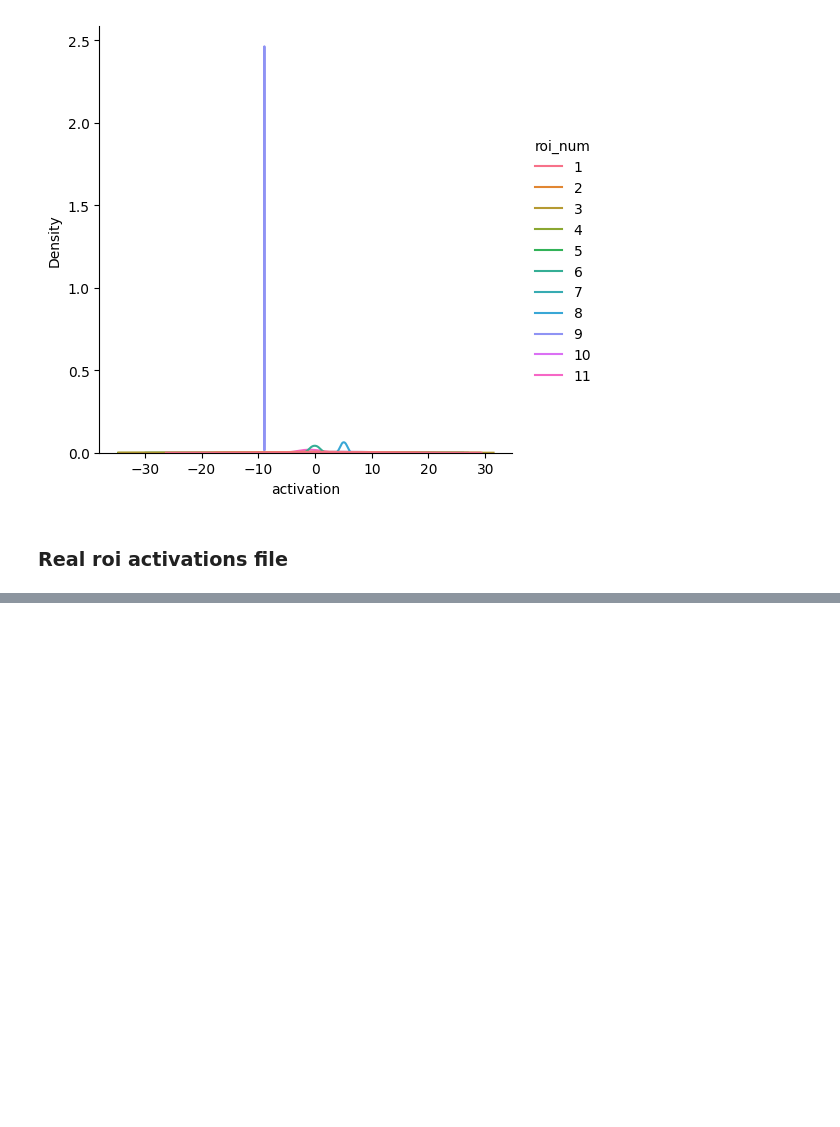
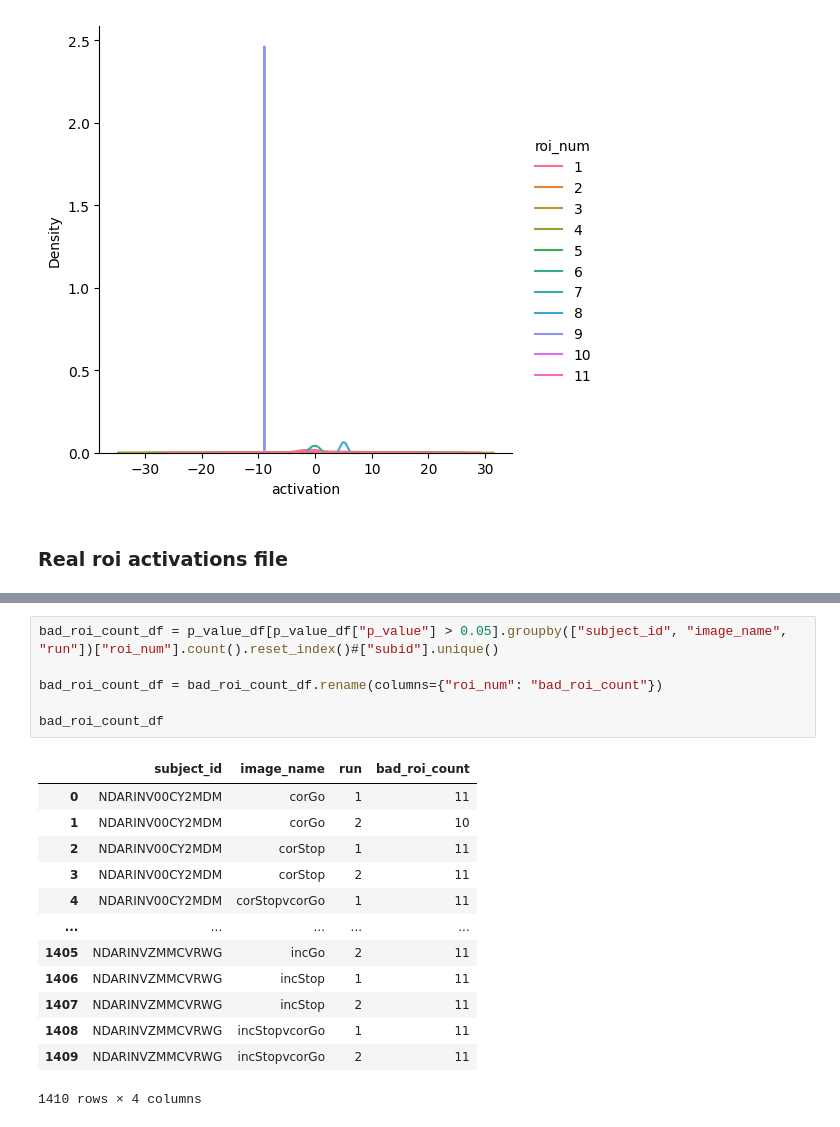
Before and after one commit to cnanlab/fmri-pipelines, a Jupyter notebook: roi/sanity_checks.ipynb, the cells around one changed output, grey strips where cells are left out. Cells and saved outputs as stored; diff of their text form; blank space fills up the shorter version.

```diff
--- a/roi/main.ipynb
+++ b/roi/sanity_checks.ipynb
@@ -205,0 +345,20 @@ roi_activations_df = pd.read_csv("/mnt/storage/daniel/roi-datasink/roi_csv/roi_a
+# %%
+bad_roi_count_df = p_value_df[p_value_df["p_value"] > 0.05].groupby(["subject_id", "image_name", "run"])["roi_num"].count().reset_index()#["subid"].unique()
+
+bad_roi_count_df = bad_roi_count_df.rename(columns={"roi_num": "bad_roi_count"})
+
+bad_roi_count_df
+# %% [output]
+|  | subject_id | image_name | run | bad_roi_count |
+| 0 | NDARINV00CY2MDM | corGo | 1 | 11 |
+| 1 | NDARINV00CY2MDM | corGo | 2 | 10 |
+| 2 | NDARINV00CY2MDM | corStop | 1 | 11 |
+| 3 | NDARINV00CY2MDM | corStop | 2 | 11 |
+| 4 | NDARINV00CY2MDM | corStopvcorGo | 1 | 11 |
+| ... | ... | ... | ... | ... |
+| 1405 | NDARINVZMMCVRWG | incGo | 2 | 11 |
+| 1406 | NDARINVZMMCVRWG | incStop | 1 | 11 |
+| 1407 | NDARINVZMMCVRWG | incStop | 2 | 11 |
+| 1408 | NDARINVZMMCVRWG | incStopvcorGo | 1 | 11 |
+| 1409 | NDARINVZMMCVRWG | incStopvcorGo | 2 | 11 |
+1410 rows × 4 columns
```
Also changed, not shown: parts of 14 cells of this notebook.
